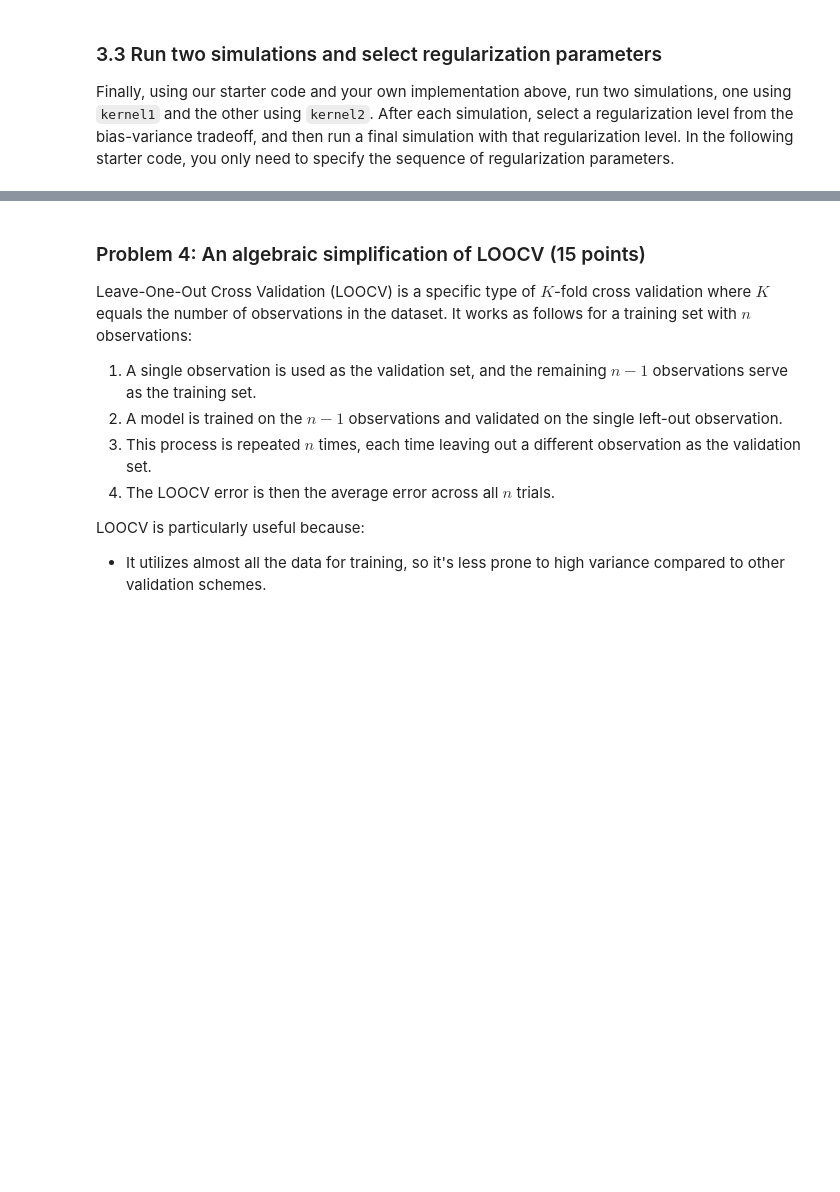
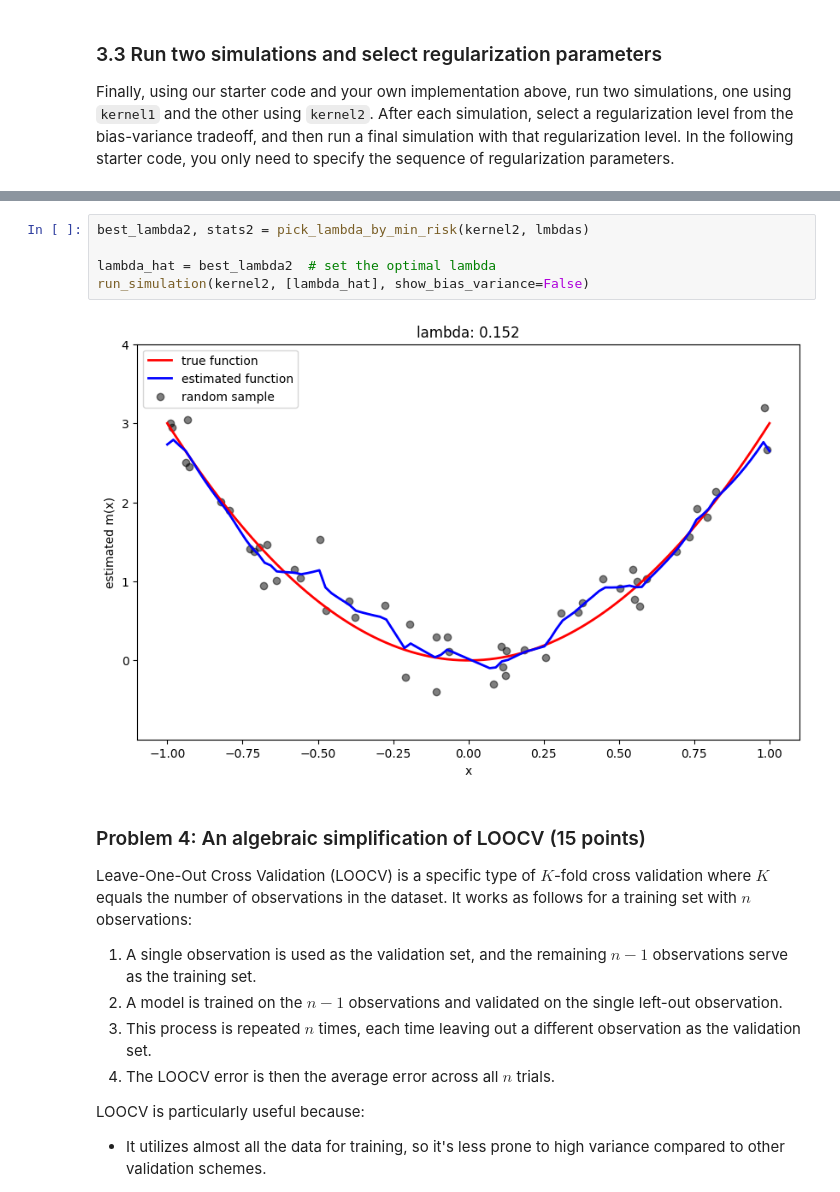
Before and after one commit to wangyf1125/SDS6650, a Jupyter notebook: assignments/assn1/assn1.ipynb, the cells around one changed output, grey strips where cells are left out. Cells and saved outputs as stored; diff of their text form; blank space fills up the shorter version.

```diff
--- a/assignments/assn1/assn1.ipynb
+++ b/assignments/assn1/assn1.ipynb
@@ -477,3 +647,10 @@ run_simulation(kernel2, lmbdas)
+# %%
+best_lambda2, stats2 = pick_lambda_by_min_risk(kernel2, lmbdas)
+
+lambda_hat = best_lambda2  # set the optimal lambda
+run_simulation(kernel2, [lambda_hat], show_bias_variance=False)
+# %% [output]
+[figure, added]
 # %% [markdown]
 ### Problem 4: An algebraic simplification of LOOCV (15 points)
 
```
Also changed, not shown: parts of 6 cells of this notebook.
